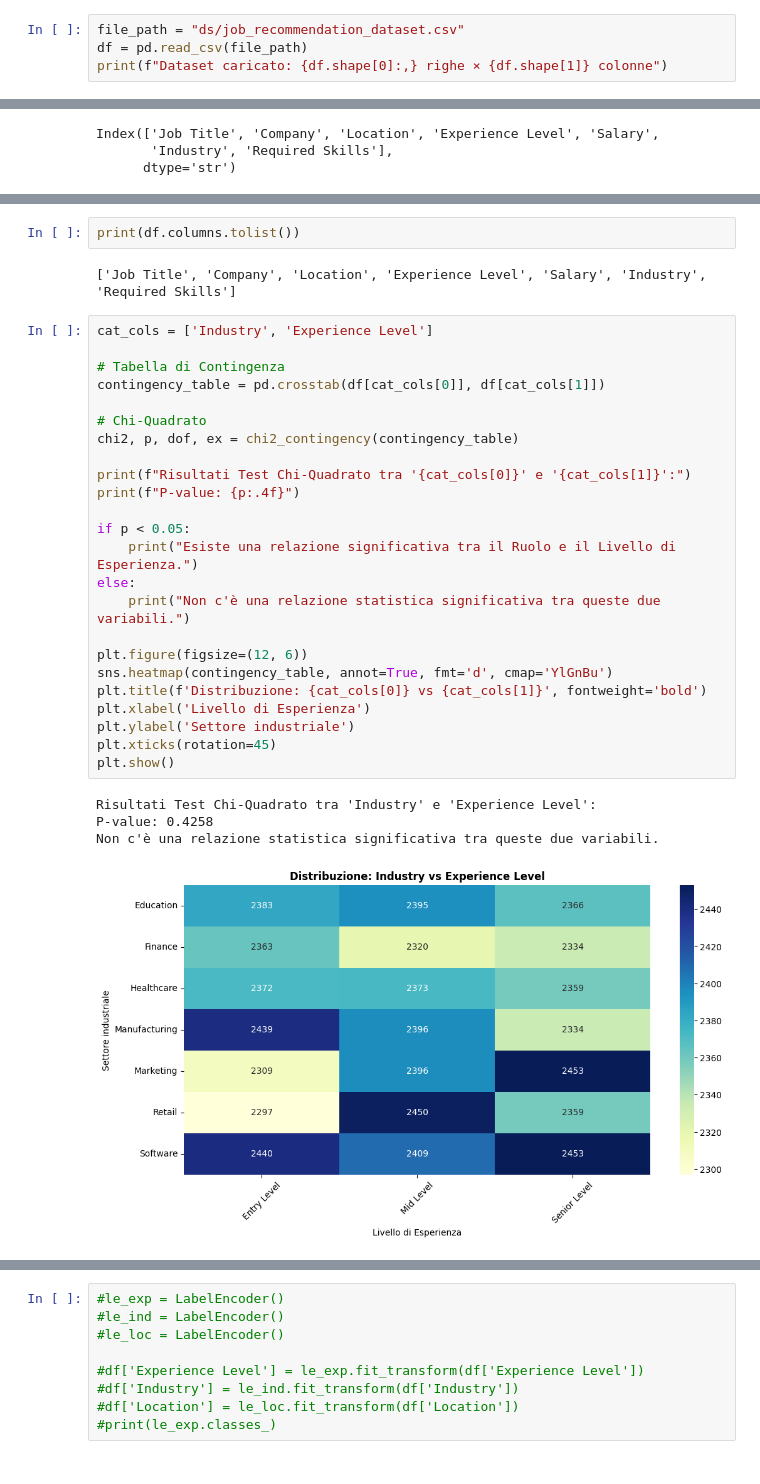
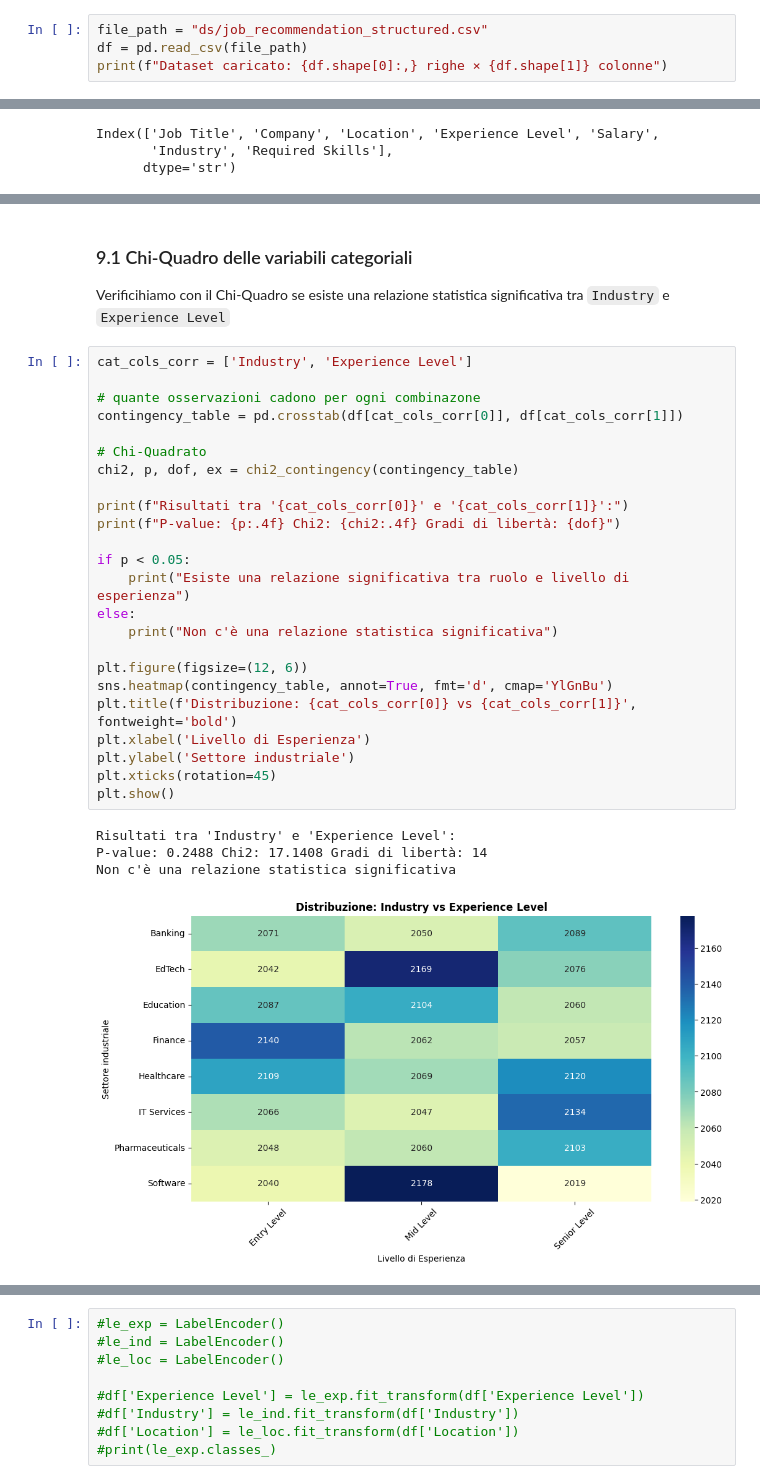
Before and after one commit to anna8987/jobrec, a Jupyter notebook: progettoJobrec.ipynb, the cells around one changed output, grey strips where cells are left out. Drawn from its saved outputs; the diff is of its cells as text.

Commit message:
aggiunto una parte su machine learning, sistemato dataset e clustering, sistemato tutto il progetto con markdown e modificato scritte e struttura

```diff
--- a/progettoJobrec.ipynb
+++ b/progettoJobrec.ipynb
@@ -35,5 +33,5 @@ ___
 # %%
-file_path = "ds/job_recommendation_dataset.csv"
+file_path = "ds/job_recommendation_structured.csv"
 df = pd.read_csv(file_path)
 print(f"Dataset caricato: {df.shape[0]:,} righe × {df.shape[1]} colonne")
 # %% [output]
@@ -246,34 +229,34 @@ ___
-# %%
-print(df.columns.tolist())
-# %% [output]
-['Job Title', 'Company', 'Location', 'Experience Level', 'Salary', 'Industry', 'Required Skills']
+# %% [markdown]
+### 9.1 Chi-Quadro delle variabili categoriali
+
+Verificihiamo con il Chi-Quadro se esiste una relazione statistica significativa tra `Industry` e `Experience Level`
 # %%
-cat_cols = ['Industry', 'Experience Level']
+cat_cols_corr = ['Industry', 'Experience Level']
 
-# Tabella di Contingenza
-contingency_table = pd.crosstab(df[cat_cols[0]], df[cat_cols[1]])
+# quante osservazioni cadono per ogni combinazone
+contingency_table = pd.crosstab(df[cat_cols_corr[0]], df[cat_cols_corr[1]])
 
 # Chi-Quadrato
 chi2, p, dof, ex = chi2_contingency(contingency_table)
 
-print(f"Risultati Test Chi-Quadrato tra '{cat_cols[0]}' e '{cat_cols[1]}':")
-print(f"P-value: {p:.4f}")
+print(f"Risultati tra '{cat_cols_corr[0]}' e '{cat_cols_corr[1]}':")
+print(f"P-value: {p:.4f} Chi2: {chi2:.4f} Gradi di libertà: {dof}")
 
 if p < 0.05:
-    print("Esiste una relazione significativa tra il Ruolo e il Livello di Esperienza.")
+    print("Esiste una relazione significativa tra ruolo e livello di esperienza")
 else:
-    print("Non c'è una relazione statistica significativa tra queste due variabili.")
+    print("Non c'è una relazione statistica significativa")
 
 plt.figure(figsize=(12, 6))
 sns.heatmap(contingency_table, annot=True, fmt='d', cmap='YlGnBu')
-plt.title(f'Distribuzione: {cat_cols[0]} vs {cat_cols[1]}', fontweight='bold')
+plt.title(f'Distribuzione: {cat_cols_corr[0]} vs {cat_cols_corr[1]}', fontweight='bold')
 plt.xlabel('Livello di Esperienza')
 plt.ylabel('Settore industriale')
 plt.xticks(rotation=45)
 plt.show()
 # %% [output]
-Risultati Test Chi-Quadrato tra 'Industry' e 'Experience Level':
-P-value: 0.4258
-Non c'è una relazione statistica significativa tra queste due variabili.
+Risultati tra 'Industry' e 'Experience Level':
+P-value: 0.2488 Chi2: 17.1408 Gradi di libertà: 14
+Non c'è una relazione statistica significativa
-[figure, old version]
+[figure, new version]
 # %% [markdown]
```
Also changed, not shown: parts of 71 cells of this notebook, 3 other files.
